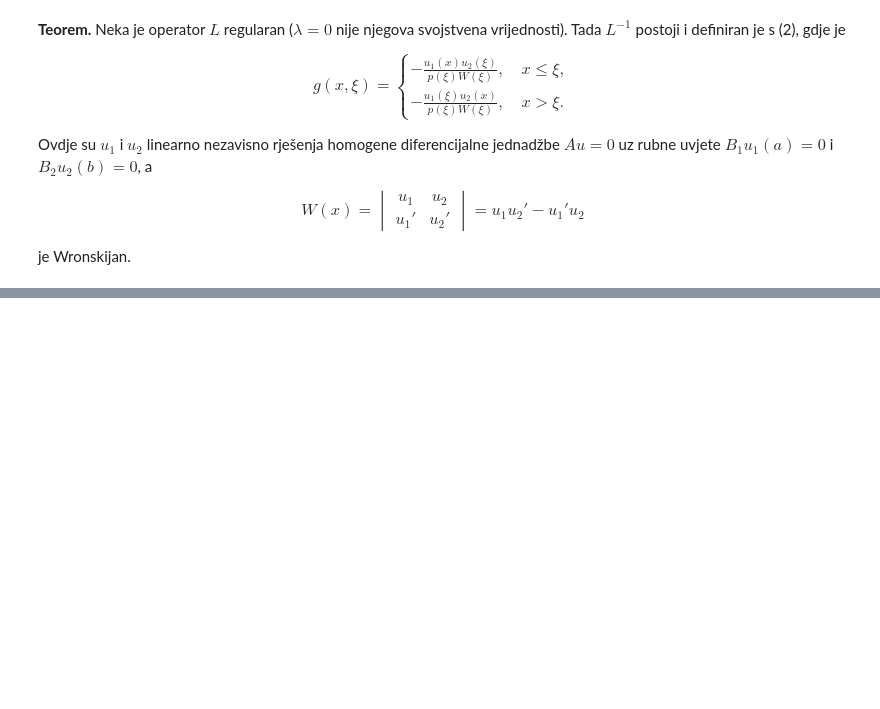
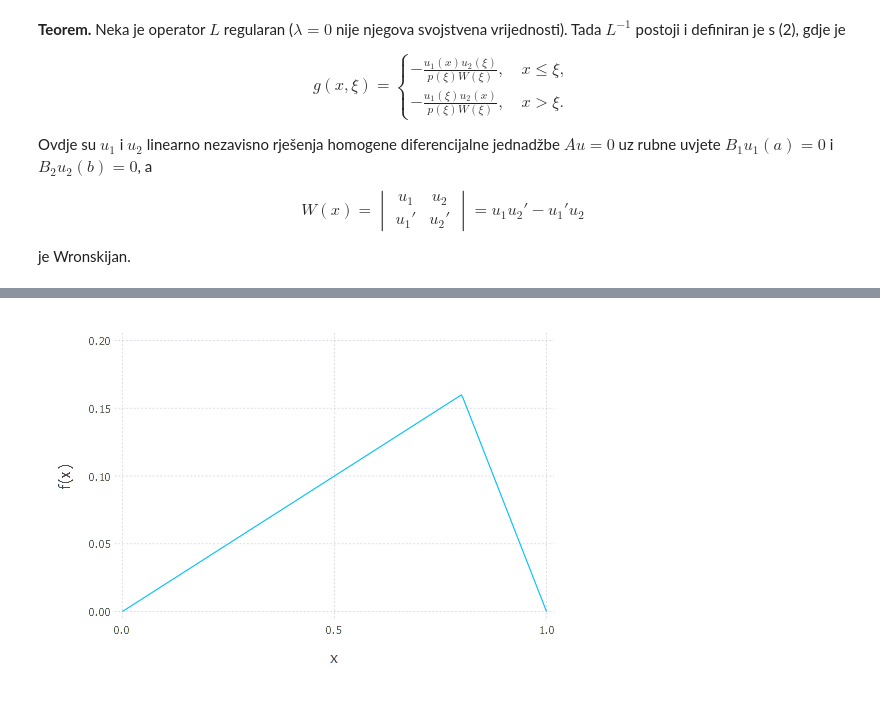
Before and after one commit to ivanslapnicar/Matematika-posebna_poglavlja, a Jupyter notebook: src/MPP06_Greenova_funkcija.ipynb, the cells around one changed output, grey strips where cells are left out. Saved outputs shown, nothing was run; the diff lists cells and outputs as text; code cells hidden in the pictures; blank space fills up the shorter version.

```diff
--- a/src/MPP06_Greenova_funkcija.ipynb
+++ b/src/MPP06_Greenova_funkcija.ipynb
@@ -153,0 +154,5 @@ u(1)&=1\cdot \int_0^1 (1-\xi)\,f(\xi)\, d\xi+\int_0^1 (\xi-1)\,f(\xi)\,d\xi=0.
+# %%
+ξ=0.8
+plot(g,0,1)
+# %% [output]
+[figure, added]
```
Also changed, not shown: parts of 27 cells of this notebook.
